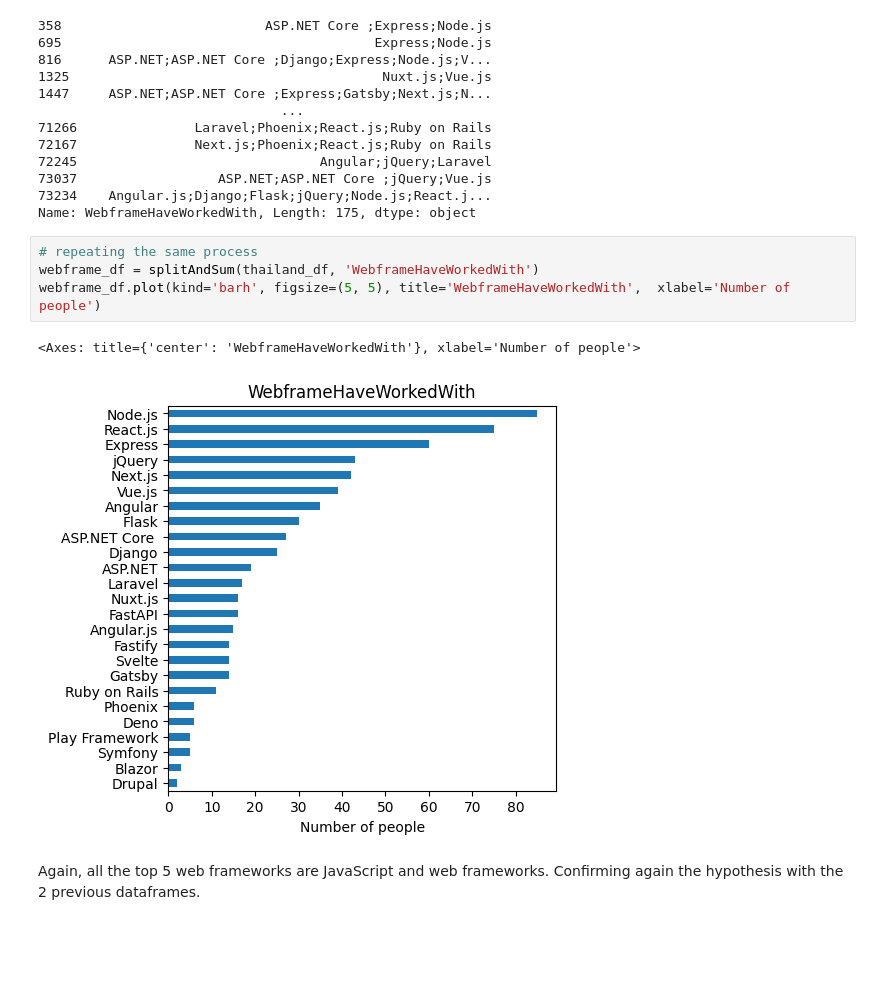
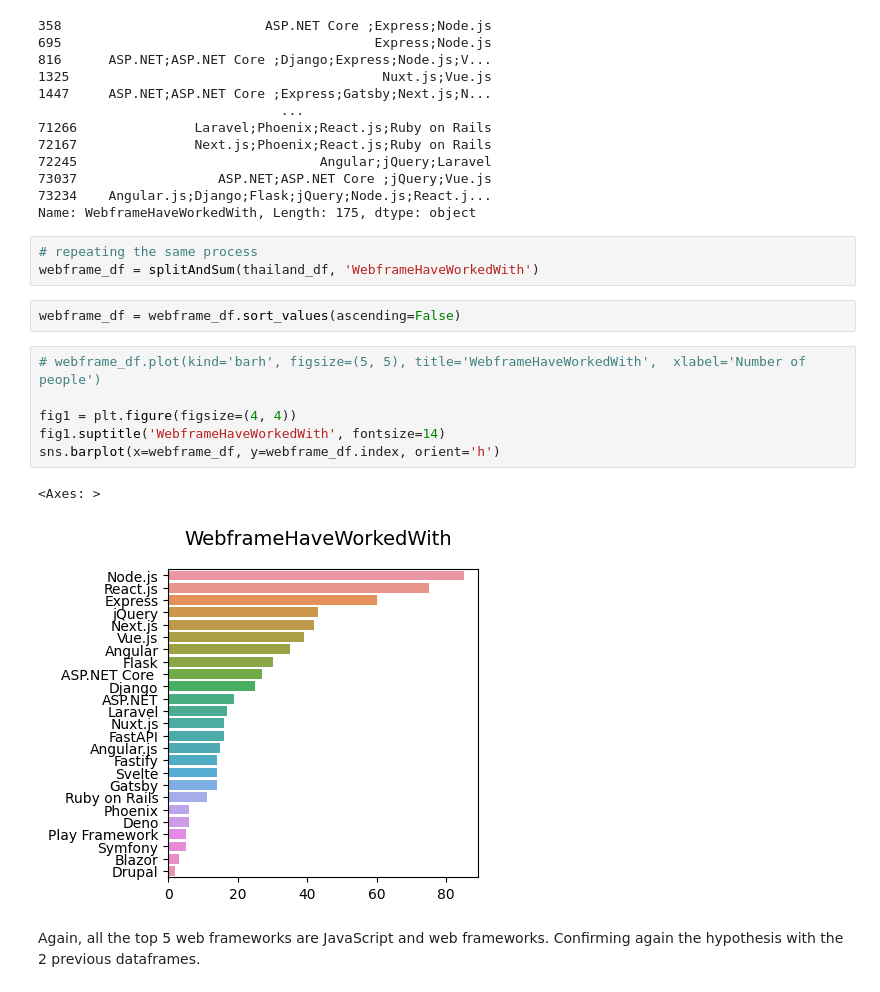
Before and after one commit to wire2coder/datascience-blog-uda, a Jupyter notebook: m2.ipynb, the cells around one changed output. Drawn from its saved outputs; the diff is of its cells as text; blank space fills up the shorter version.

```diff
--- a/m2.ipynb
+++ b/m2.ipynb
@@ -190,10 +203,17 @@ Name: WebframeHaveWorkedWith, Length: 175, dtype: object
 # %%
 # repeating the same process
 webframe_df = splitAndSum(thailand_df, 'WebframeHaveWorkedWith')
-webframe_df.plot(kind='barh', figsize=(5, 5), title='WebframeHaveWorkedWith',  xlabel='Number of people')
-# %% [output]
-<Axes: title={'center': 'WebframeHaveWorkedWith'}, xlabel='Number of people'>
-[figure, removed]
+# %%
+webframe_df = webframe_df.sort_values(ascending=False)
+# %%
+# webframe_df.plot(kind='barh', figsize=(5, 5), title='WebframeHaveWorkedWith',  xlabel='Number of people')
+
+fig1 = plt.figure(figsize=(4, 4))
+fig1.suptitle('WebframeHaveWorkedWith', fontsize=14)
+sns.barplot(x=webframe_df, y=webframe_df.index, orient='h')
+# %% [output]
+<Axes: >
+[figure, added]
 # %% [markdown]
 Again, all the top 5 web frameworks are JavaScript and web frameworks.
 Confirming again the hypothesis with the 2 previous dataframes.
```
Also changed, not shown: parts of 11 cells of this notebook, 8 other files.
